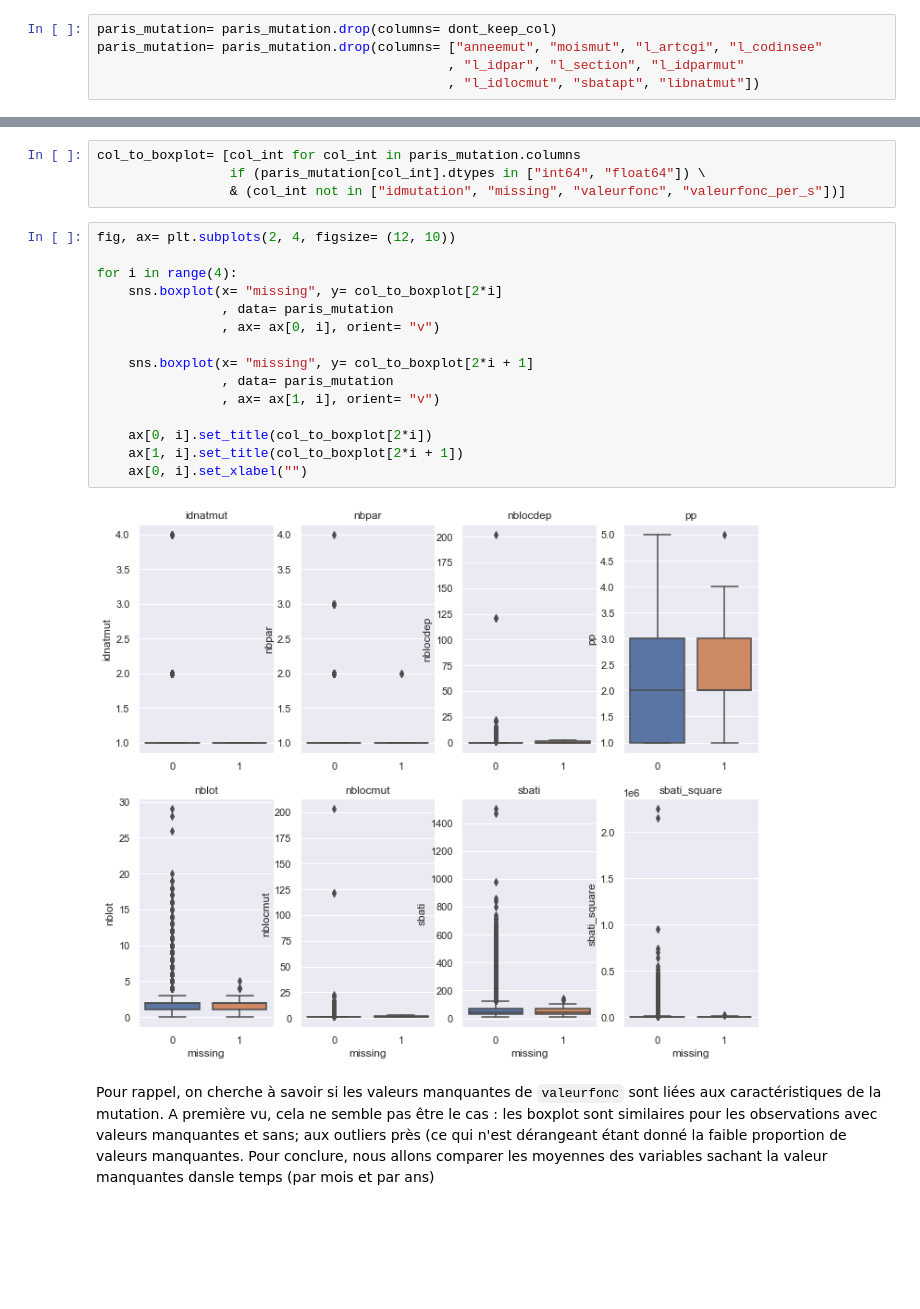
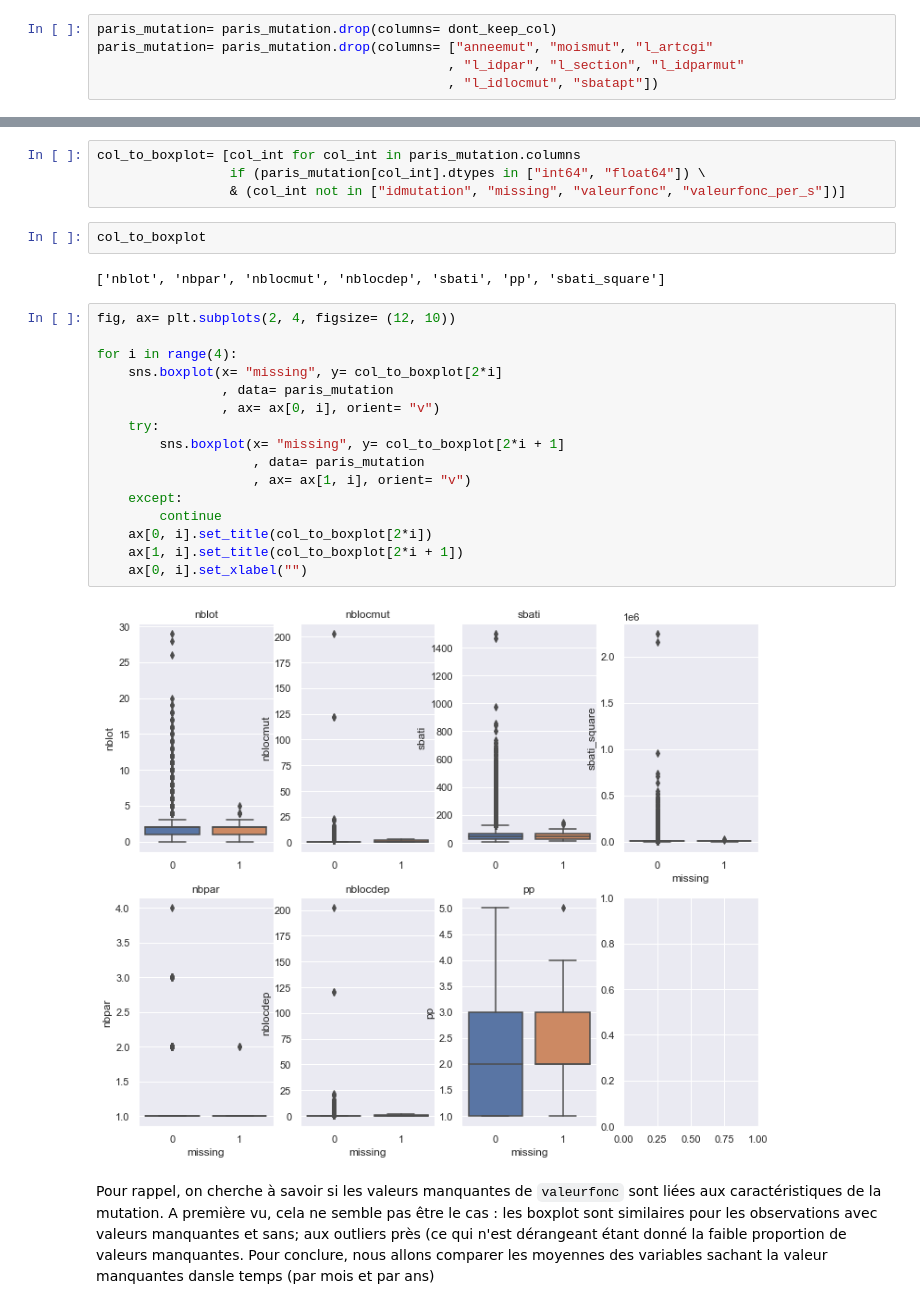
Before and after one commit to Orlogskapten/dvf_ensae_sbra, a Jupyter notebook: wen/mapping_first_look.ipynb, the cells around one changed output, grey strips where cells are left out. Saved outputs shown, nothing was run; the diff lists cells and outputs as text; blank space fills up the shorter version.

Commit message:
Ended first look of our data : next step geospatial analysis

```diff
--- a/wen/mapping_first_look.ipynb
+++ b/wen/mapping_first_look.ipynb
@@ -251,8 +244,8 @@ print(dont_keep_col)
 # %%
 paris_mutation= paris_mutation.drop(columns= dont_keep_col)
-paris_mutation= paris_mutation.drop(columns= ["anneemut", "moismut", "l_artcgi", "l_codinsee"
+paris_mutation= paris_mutation.drop(columns= ["anneemut", "moismut", "l_artcgi"
                                              , "l_idpar", "l_section", "l_idparmut"
-                                             , "l_idlocmut", "sbatapt", "libnatmut"])
+                                             , "l_idlocmut", "sbatapt"])
 # %%
 paris_mutation["sbati_square"]= paris_mutation["sbati"]*paris_mutation["sbati"]
 # %%
@@ -313,23 +310,28 @@ paris_mutation[["missing", "nblocmut"]]
 col_to_boxplot= [col_int for col_int in paris_mutation.columns
                  if (paris_mutation[col_int].dtypes in ["int64", "float64"]) \
                  & (col_int not in ["idmutation", "missing", "valeurfonc", "valeurfonc_per_s"])]
+# %%
+col_to_boxplot
+# %% [output]
+['nblot', 'nbpar', 'nblocmut', 'nblocdep', 'sbati', 'pp', 'sbati_square']
 # %%
 fig, ax= plt.subplots(2, 4, figsize= (12, 10))
 
 for i in range(4):
     sns.boxplot(x= "missing", y= col_to_boxplot[2*i]
                 , data= paris_mutation
                 , ax= ax[0, i], orient= "v")
-
-    sns.boxplot(x= "missing", y= col_to_boxplot[2*i + 1]
-                , data= paris_mutation
-                , ax= ax[1, i], orient= "v")
-
+    try:
+        sns.boxplot(x= "missing", y= col_to_boxplot[2*i + 1]
+                    , data= paris_mutation
+                    , ax= ax[1, i], orient= "v")
+    except:
+        continue
     ax[0, i].set_title(col_to_boxplot[2*i])
     ax[1, i].set_title(col_to_boxplot[2*i + 1])
     ax[0, i].set_xlabel("")
 # %% [output]
-[figure, old version]
+[figure, new version]
 # %% [markdown]
 Pour rappel, on cherche à savoir si les valeurs manquantes de `valeurfonc` sont liées aux caractéristiques de la mutation. A première vu, cela ne semble pas être le cas : les boxplot sont similaires pour les observations avec valeurs manquantes et sans; aux outliers près (ce qui n'est dérangeant étant donné la faible proportion de valeurs manquantes. Pour conclure, nous allons comparer les moyennes des variables sachant la valeur manquantes dansle temps (par mois et par ans)
 # %%
```
Also changed, not shown: parts of 68 cells of this notebook.
